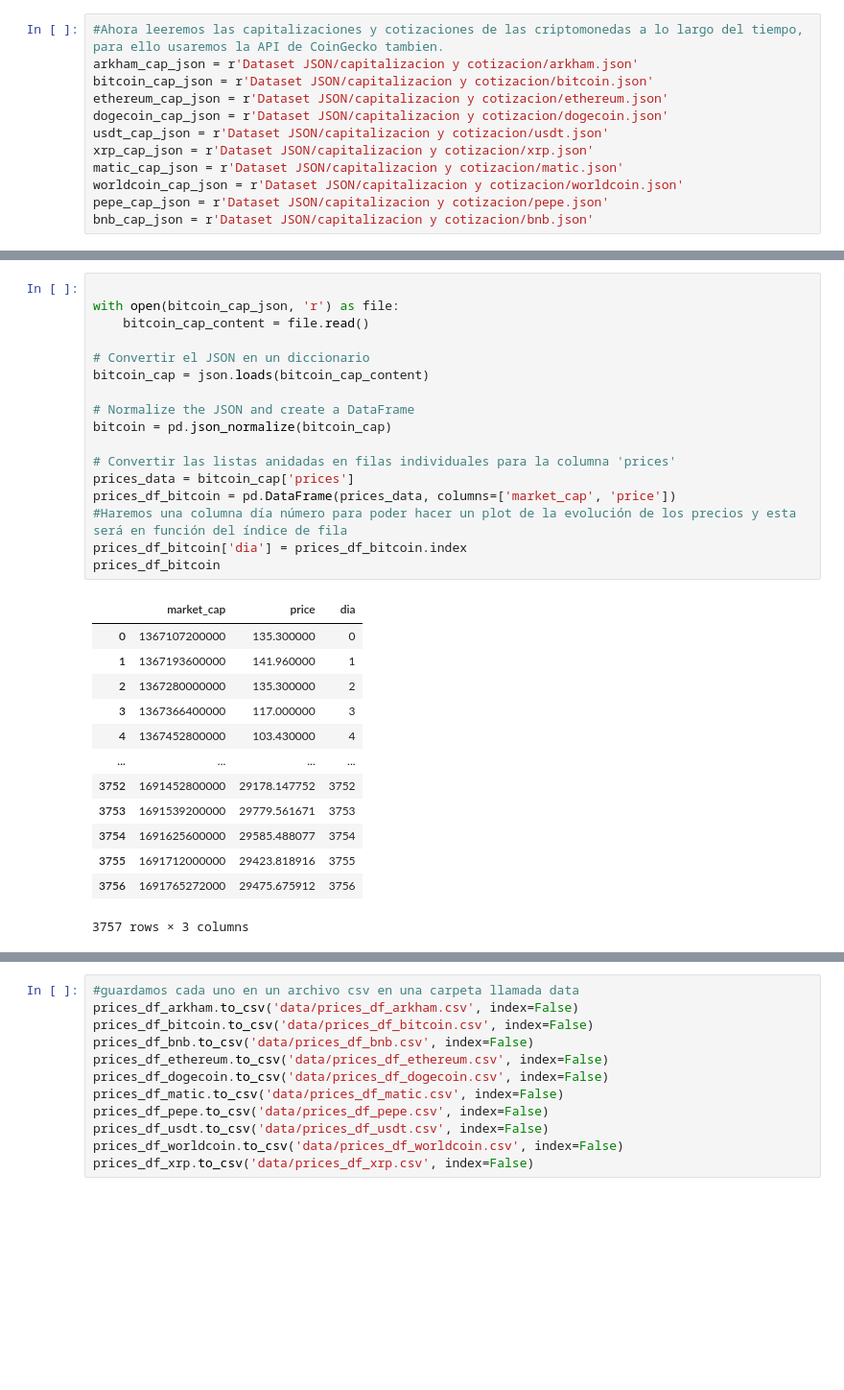
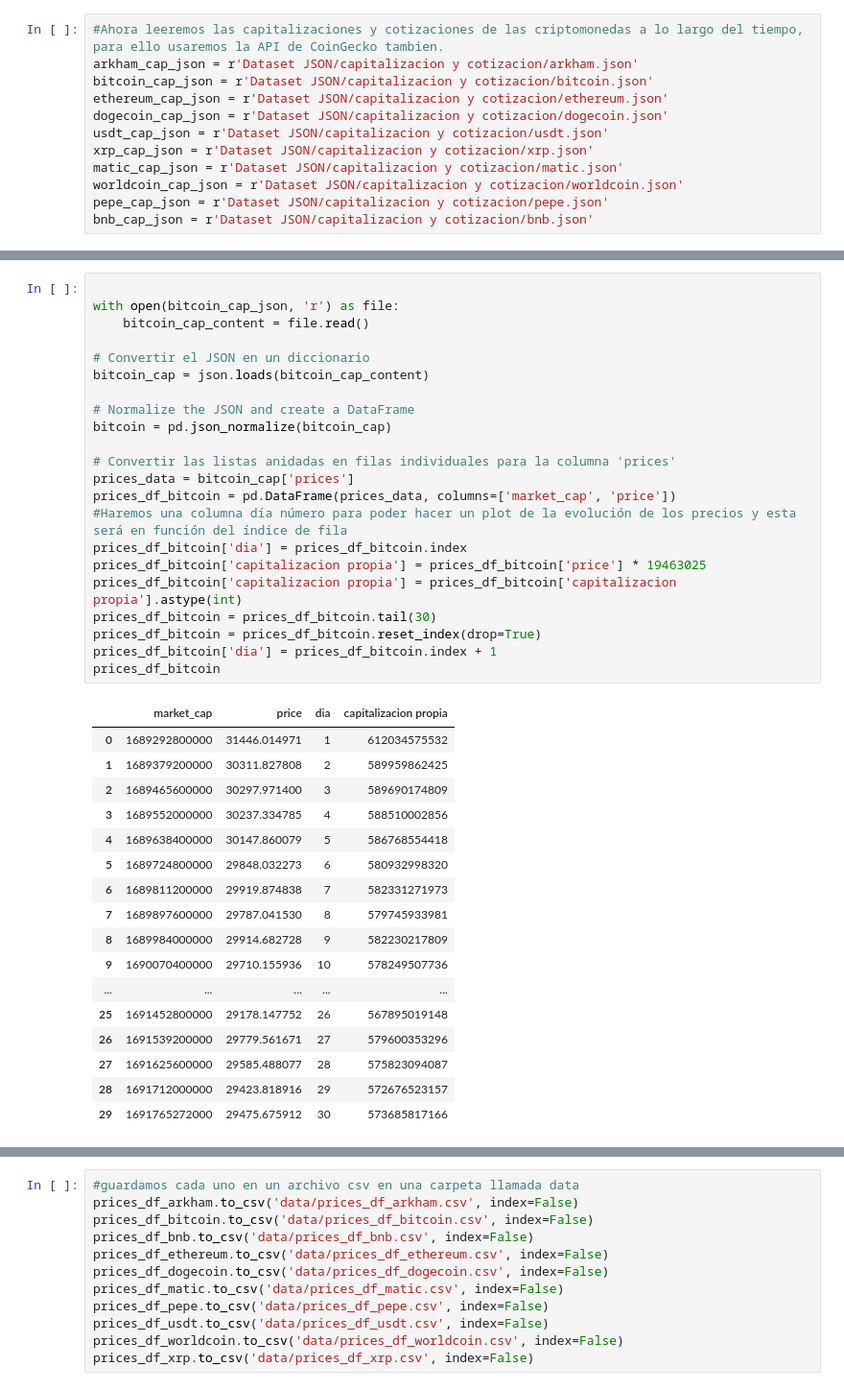
Before and after one commit to NahuVidales/CryptoDataAnalytics, a Jupyter notebook: ETL.ipynb, the cells around one changed output, grey strips where cells are left out. Shown at 96% size. Drawn from its saved outputs; the diff is of its cells as text; blank space fills up the shorter version.

```diff
--- a/ETL.ipynb
+++ b/ETL.ipynb
@@ -482,34 +485,43 @@ prices_df_arkham['capitalizacion propia'] = prices_df_arkham['prices'] * 1202110
 # %%
 
 with open(bitcoin_cap_json, 'r') as file:
     bitcoin_cap_content = file.read()
 
 # Convertir el JSON en un diccionario
 bitcoin_cap = json.loads(bitcoin_cap_content)
 
 # Normalize the JSON and create a DataFrame
 bitcoin = pd.json_normalize(bitcoin_cap)
 
 # Convertir las listas anidadas en filas individuales para la columna 'prices'
 prices_data = bitcoin_cap['prices']
 prices_df_bitcoin = pd.DataFrame(prices_data, columns=['market_cap', 'price'])
 #Haremos una columna día número para poder hacer un plot de la evolución de los precios y esta será en función del índice de fila
 prices_df_bitcoin['dia'] = prices_df_bitcoin.index
+prices_df_bitcoin['capitalizacion propia'] = prices_df_bitcoin['price'] * 19463025
+prices_df_bitcoin['capitalizacion propia'] = prices_df_bitcoin['capitalizacion propia'].astype(int)
+prices_df_bitcoin = prices_df_bitcoin.tail(30)
+prices_df_bitcoin = prices_df_bitcoin.reset_index(drop=True)
+prices_df_bitcoin['dia'] = prices_df_bitcoin.index + 1
 prices_df_bitcoin
 # %% [output]
-|  | market_cap | price | dia |
-| 0 | 1367107200000 | 135.300000 | 0 |
-| 1 | 1367193600000 | 141.960000 | 1 |
-| 2 | 1367280000000 | 135.300000 | 2 |
-| 3 | 1367366400000 | 117.000000 | 3 |
-| 4 | 1367452800000 | 103.430000 | 4 |
-| ... | ... | ... | ... |
-| 3752 | 1691452800000 | 29178.147752 | 3752 |
-| 3753 | 1691539200000 | 29779.561671 | 3753 |
-| 3754 | 1691625600000 | 29585.488077 | 3754 |
-| 3755 | 1691712000000 | 29423.818916 | 3755 |
-| 3756 | 1691765272000 | 29475.675912 | 3756 |
+|  | market_cap | price | dia | capitalizacion propia |
+| 0 | 1689292800000 | 31446.014971 | 1 | 612034575532 |
+| 1 | 1689379200000 | 30311.827808 | 2 | 589959862425 |
+| 2 | 1689465600000 | 30297.971400 | 3 | 589690174809 |
+| 3 | 1689552000000 | 30237.334785 | 4 | 588510002856 |
+| 4 | 1689638400000 | 30147.860079 | 5 | 586768554418 |
+| 5 | 1689724800000 | 29848.032273 | 6 | 580932998320 |
+| 6 | 1689811200000 | 29919.874838 | 7 | 582331271973 |
+| 7 | 1689897600000 | 29787.041530 | 8 | 579745933981 |
+| 8 | 1689984000000 | 29914.682728 | 9 | 582230217809 |
+| 9 | 1690070400000 | 29710.155936 | 10 | 578249507736 |
+| ... | ... | ... | ... | ... |
+| 25 | 1691452800000 | 29178.147752 | 26 | 567895019148 |
+| 26 | 1691539200000 | 29779.561671 | 27 | 579600353296 |
+| 27 | 1691625600000 | 29585.488077 | 28 | 575823094087 |
+| 28 | 1691712000000 | 29423.818916 | 29 | 572676523157 |
+| 29 | 1691765272000 | 29475.675912 | 30 | 573685817166 |
-3757 rows × 3 columns
 # %%
 with open(bnb_cap_json, 'r') as file:
     bnb_cap_content = file.read()
```
Also changed, not shown: parts of 11 cells of this notebook, 11 other files.
